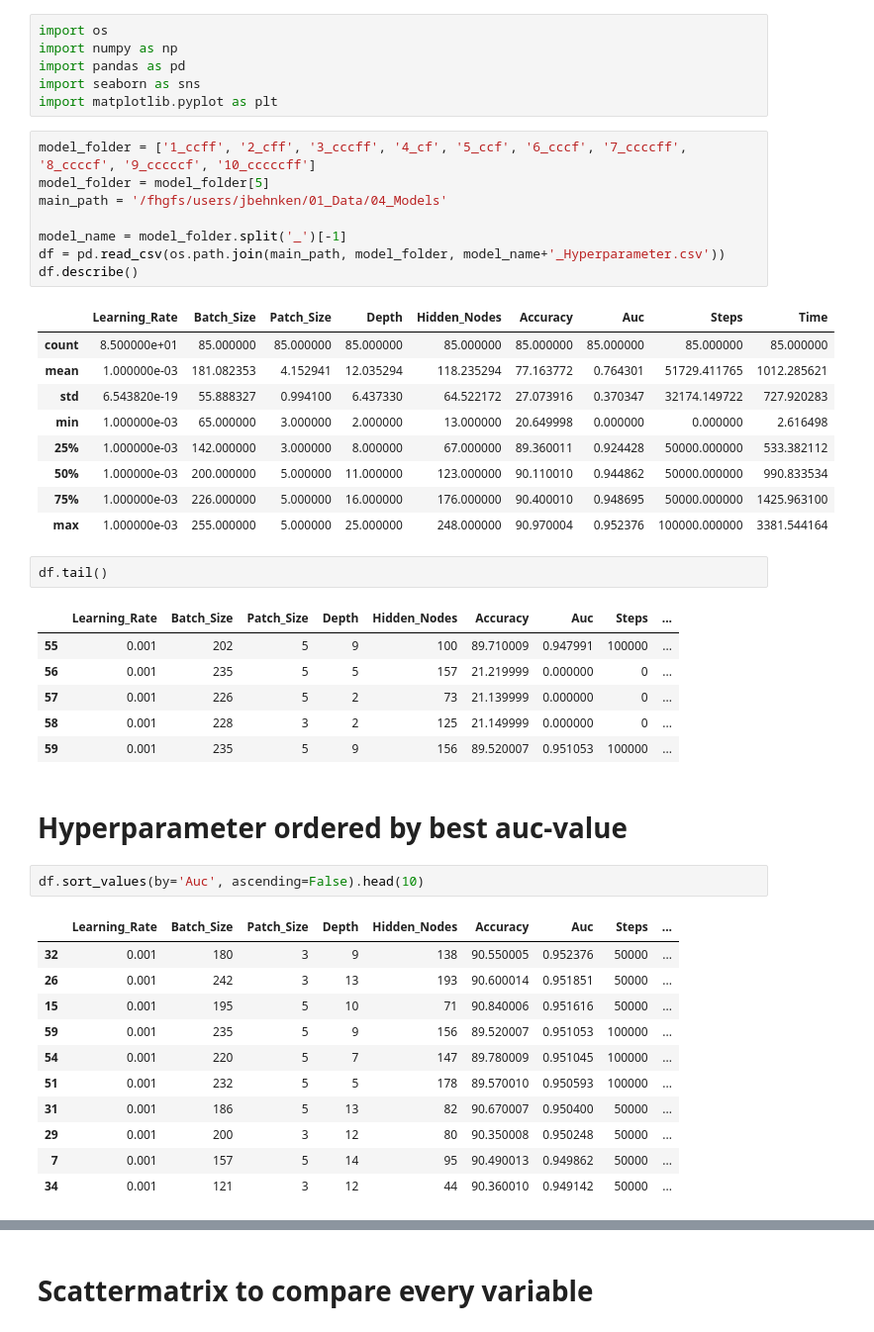
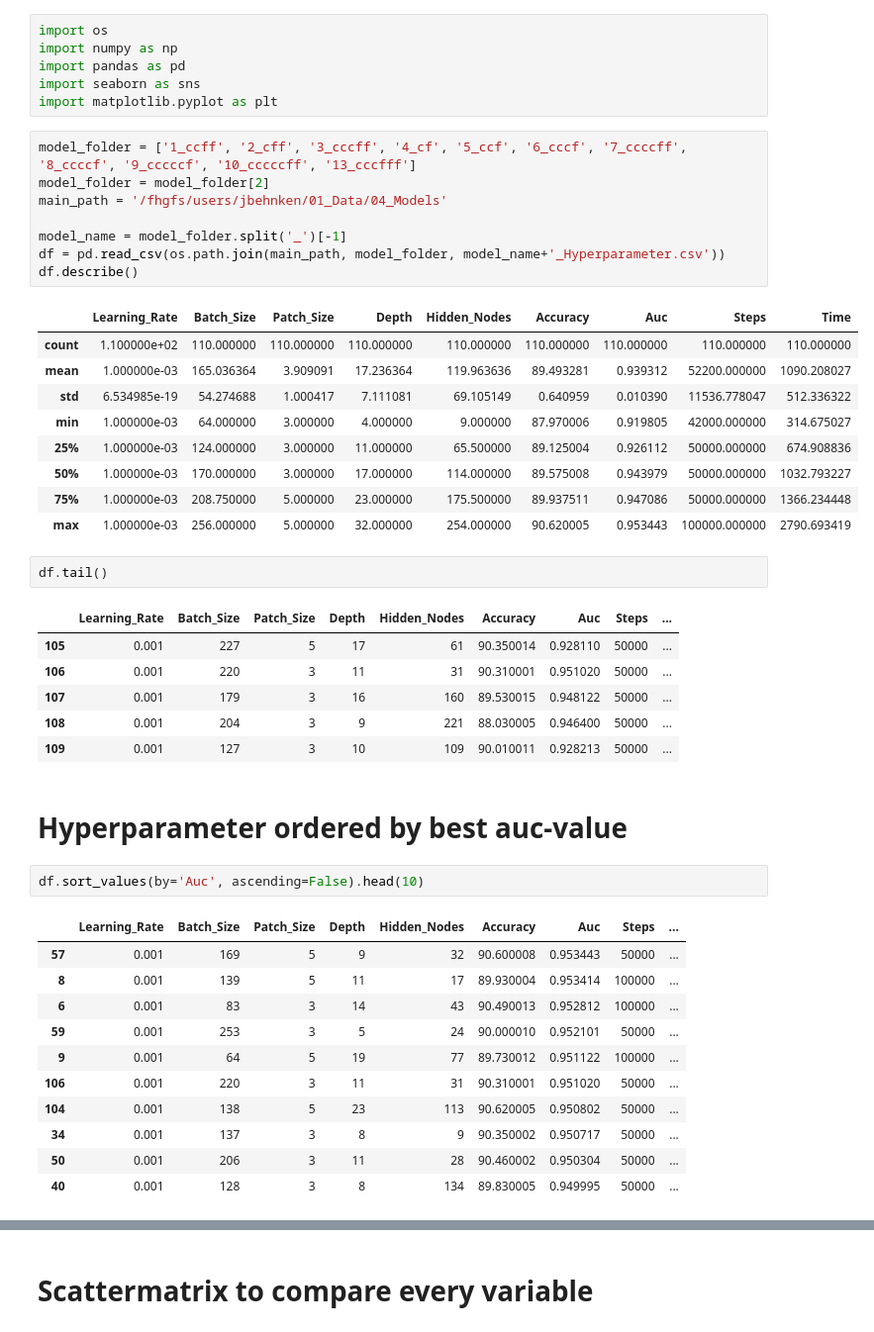
Before and after one commit to JMBehnken/Gamma_Hadron_Separation_With_Deep_Learning_for_the_First_G-APD_Cherenkov_Telescope, a Jupyter notebook: 06_FACT_Pipeline/05_Hyperparameter_Analisis.ipynb, the cells around one changed output, grey strips where cells are left out. Shown at 99% size. Drawn from its saved outputs; the diff is of its cells as text.

```diff
--- a/06_FACT_Pipeline/05_Hyperparameter_Analisis.ipynb
+++ b/06_FACT_Pipeline/05_Hyperparameter_Analisis.ipynb
@@ -9,48 +9,48 @@ import pandas as pd
 import seaborn as sns
 import matplotlib.pyplot as plt
 # %%
-model_folder = ['1_ccff', '2_cff', '3_cccff', '4_cf', '5_ccf', '6_cccf', '7_ccccff', '8_ccccf', '9_cccccf', '10_cccccff']
-model_folder = model_folder[5]
+model_folder = ['1_ccff', '2_cff', '3_cccff', '4_cf', '5_ccf', '6_cccf', '7_ccccff', '8_ccccf', '9_cccccf', '10_cccccff', '13_cccfff']
+model_folder = model_folder[2]
 main_path = '/fhgfs/users/jbehnken/01_Data/04_Models'
 
 model_name = model_folder.split('_')[-1]
 df = pd.read_csv(os.path.join(main_path, model_folder, model_name+'_Hyperparameter.csv'))
 df.describe()
 # %% [output]
 |  | Learning_Rate | Batch_Size | Patch_Size | Depth | Hidden_Nodes | Accuracy | Auc | Steps | Time |
-| count | 8.500000e+01 | 85.000000 | 85.000000 | 85.000000 | 85.000000 | 85.000000 | 85.000000 | 85.000000 | 85.000000 |
-| mean | 1.000000e-03 | 181.082353 | 4.152941 | 12.035294 | 118.235294 | 77.163772 | 0.764301 | 51729.411765 | 1012.285621 |
-| std | 6.543820e-19 | 55.888327 | 0.994100 | 6.437330 | 64.522172 | 27.073916 | 0.370347 | 32174.149722 | 727.920283 |
-| min | 1.000000e-03 | 65.000000 | 3.000000 | 2.000000 | 13.000000 | 20.649998 | 0.000000 | 0.000000 | 2.616498 |
-| 25% | 1.000000e-03 | 142.000000 | 3.000000 | 8.000000 | 67.000000 | 89.360011 | 0.924428 | 50000.000000 | 533.382112 |
-| 50% | 1.000000e-03 | 200.000000 | 5.000000 | 11.000000 | 123.000000 | 90.110010 | 0.944862 | 50000.000000 | 990.833534 |
-| 75% | 1.000000e-03 | 226.000000 | 5.000000 | 16.000000 | 176.000000 | 90.400010 | 0.948695 | 50000.000000 | 1425.963100 |
-| max | 1.000000e-03 | 255.000000 | 5.000000 | 25.000000 | 248.000000 | 90.970004 | 0.952376 | 100000.000000 | 3381.544164 |
+| count | 1.100000e+02 | 110.000000 | 110.000000 | 110.000000 | 110.000000 | 110.000000 | 110.000000 | 110.000000 | 110.000000 |
+| mean | 1.000000e-03 | 165.036364 | 3.909091 | 17.236364 | 119.963636 | 89.493281 | 0.939312 | 52200.000000 | 1090.208027 |
+| std | 6.534985e-19 | 54.274688 | 1.000417 | 7.111081 | 69.105149 | 0.640959 | 0.010390 | 11536.778047 | 512.336322 |
+| min | 1.000000e-03 | 64.000000 | 3.000000 | 4.000000 | 9.000000 | 87.970006 | 0.919805 | 42000.000000 | 314.675027 |
+| 25% | 1.000000e-03 | 124.000000 | 3.000000 | 11.000000 | 65.500000 | 89.125004 | 0.926112 | 50000.000000 | 674.908836 |
+| 50% | 1.000000e-03 | 170.000000 | 3.000000 | 17.000000 | 114.000000 | 89.575008 | 0.943979 | 50000.000000 | 1032.793227 |
+| 75% | 1.000000e-03 | 208.750000 | 5.000000 | 23.000000 | 175.500000 | 89.937511 | 0.947086 | 50000.000000 | 1366.234448 |
+| max | 1.000000e-03 | 256.000000 | 5.000000 | 32.000000 | 254.000000 | 90.620005 | 0.953443 | 100000.000000 | 2790.693419 |
 # %%
 df.tail()
 # %% [output]
 |  | Learning_Rate | Batch_Size | Patch_Size | Depth | Hidden_Nodes | Accuracy | Auc | Steps | ... |
-| 55 | 0.001 | 202 | 5 | 9 | 100 | 89.710009 | 0.947991 | 100000 | ... |
-| 56 | 0.001 | 235 | 5 | 5 | 157 | 21.219999 | 0.000000 | 0 | ... |
-| 57 | 0.001 | 226 | 5 | 2 | 73 | 21.139999 | 0.000000 | 0 | ... |
-| 58 | 0.001 | 228 | 3 | 2 | 125 | 21.149999 | 0.000000 | 0 | ... |
-| 59 | 0.001 | 235 | 5 | 9 | 156 | 89.520007 | 0.951053 | 100000 | ... |
+| 105 | 0.001 | 227 | 5 | 17 | 61 | 90.350014 | 0.928110 | 50000 | ... |
+| 106 | 0.001 | 220 | 3 | 11 | 31 | 90.310001 | 0.951020 | 50000 | ... |
+| 107 | 0.001 | 179 | 3 | 16 | 160 | 89.530015 | 0.948122 | 50000 | ... |
+| 108 | 0.001 | 204 | 3 | 9 | 221 | 88.030005 | 0.946400 | 50000 | ... |
+| 109 | 0.001 | 127 | 3 | 10 | 109 | 90.010011 | 0.928213 | 50000 | ... |
 # %% [markdown]
 # Hyperparameter ordered by best auc-value
 # %%
 df.sort_values(by='Auc', ascending=False).head(10)
 # %% [output]
 |  | Learning_Rate | Batch_Size | Patch_Size | Depth | Hidden_Nodes | Accuracy | Auc | Steps | ... |
-| 32 | 0.001 | 180 | 3 | 9 | 138 | 90.550005 | 0.952376 | 50000 | ... |
-| 26 | 0.001 | 242 | 3 | 13 | 193 | 90.600014 | 0.951851 | 50000 | ... |
-| 15 | 0.001 | 195 | 5 | 10 | 71 | 90.840006 | 0.951616 | 50000 | ... |
-| 59 | 0.001 | 235 | 5 | 9 | 156 | 89.520007 | 0.951053 | 100000 | ... |
-| 54 | 0.001 | 220 | 5 | 7 | 147 | 89.780009 | 0.951045 | 100000 | ... |
-| 51 | 0.001 | 232 | 5 | 5 | 178 | 89.570010 | 0.950593 | 100000 | ... |
-| 31 | 0.001 | 186 | 5 | 13 | 82 | 90.670007 | 0.950400 | 50000 | ... |
-| 29 | 0.001 | 200 | 3 | 12 | 80 | 90.350008 | 0.950248 | 50000 | ... |
-| 7 | 0.001 | 157 | 5 | 14 | 95 | 90.490013 | 0.949862 | 50000 | ... |
-| 34 | 0.001 | 121 | 3 | 12 | 44 | 90.360010 | 0.949142 | 50000 | ... |
+| 57 | 0.001 | 169 | 5 | 9 | 32 | 90.600008 | 0.953443 | 50000 | ... |
+| 8 | 0.001 | 139 | 5 | 11 | 17 | 89.930004 | 0.953414 | 100000 | ... |
+| 6 | 0.001 | 83 | 3 | 14 | 43 | 90.490013 | 0.952812 | 100000 | ... |
+| 59 | 0.001 | 253 | 3 | 5 | 24 | 90.000010 | 0.952101 | 50000 | ... |
+| 9 | 0.001 | 64 | 5 | 19 | 77 | 89.730012 | 0.951122 | 100000 | ... |
+| 106 | 0.001 | 220 | 3 | 11 | 31 | 90.310001 | 0.951020 | 50000 | ... |
+| 104 | 0.001 | 138 | 5 | 23 | 113 | 90.620005 | 0.950802 | 50000 | ... |
+| 34 | 0.001 | 137 | 3 | 8 | 9 | 90.350002 | 0.950717 | 50000 | ... |
+| 50 | 0.001 | 206 | 3 | 11 | 28 | 90.460002 | 0.950304 | 50000 | ... |
+| 40 | 0.001 | 128 | 3 | 8 | 134 | 89.830005 | 0.949995 | 50000 | ... |
 # %%
 df[df['Title']=='Optimizing_Run_1'].sort_values(by='Auc', ascending=False).head(15)
 # %% [output]
```
Also changed, not shown: parts of 3 cells of this notebook, 28 other files.
